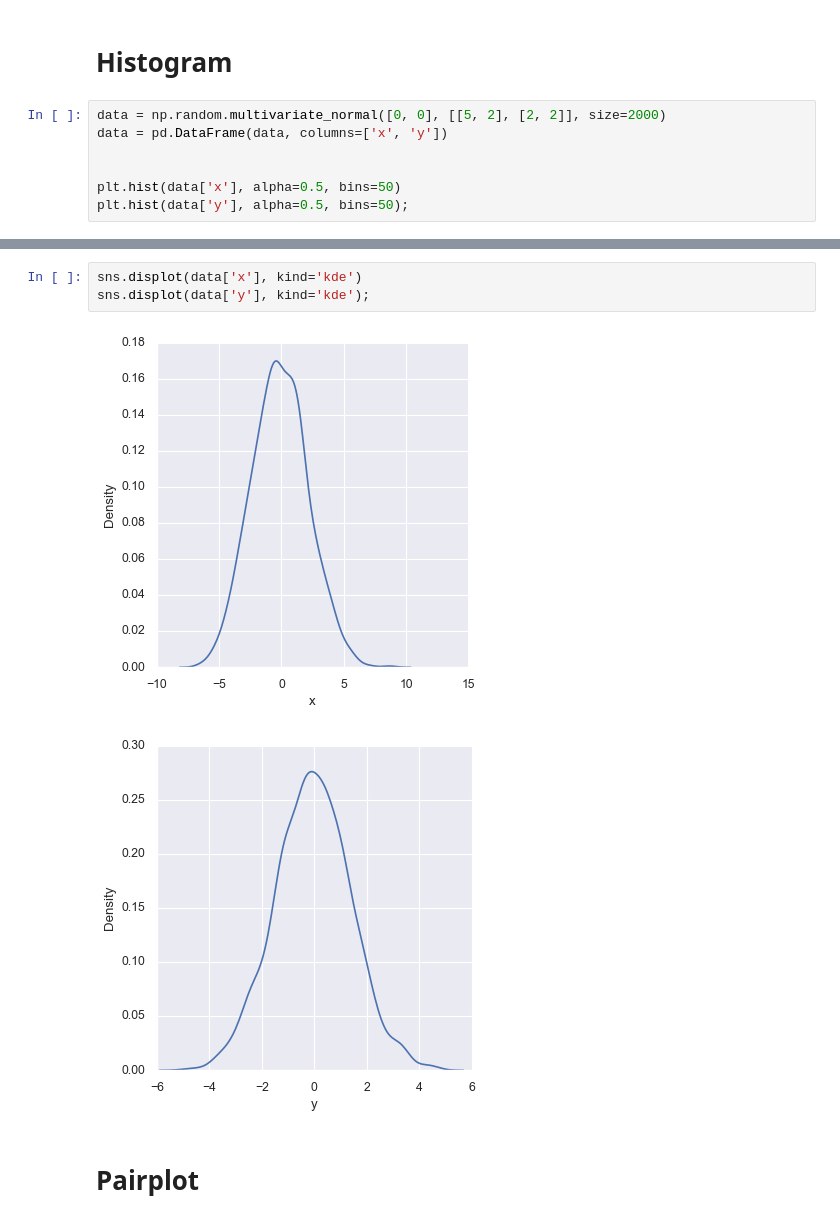
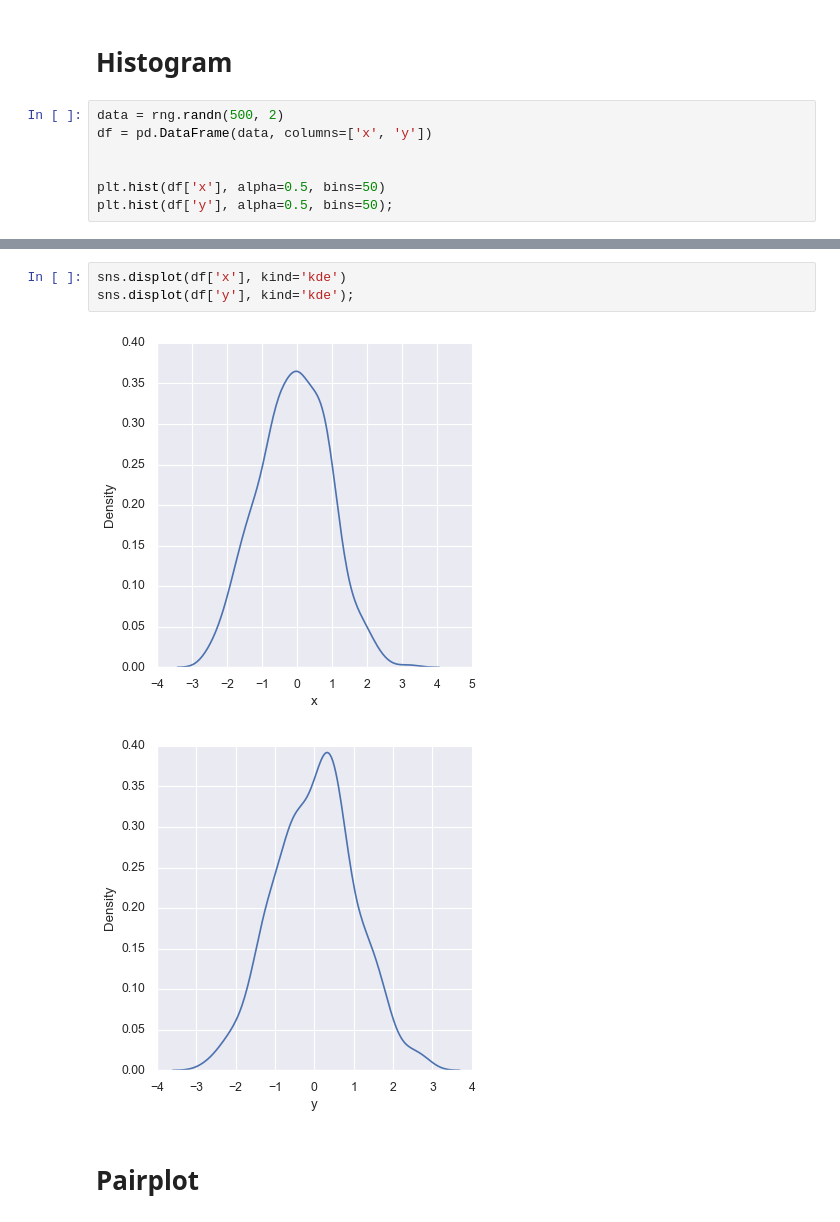
Before and after one commit to GetKnowledgePlatform/machine-learning-basic, a Jupyter notebook: 004_visualization/004-visual.ipynb, the cells around one changed output, grey strips where cells are left out. Cells and saved outputs as stored; diff of their text form.

```diff
--- a/004_visualization/004-visual.ipynb
+++ b/004_visualization/004-visual.ipynb
@@ -37,10 +40,10 @@ plt.legend('ABCDEF', ncol=2, loc='upper left');
 # %% [markdown]
 # Histogram
 # %%
-data = np.random.multivariate_normal([0, 0], [[5, 2], [2, 2]], size=2000)
-data = pd.DataFrame(data, columns=['x', 'y'])
+data = rng.randn(500, 2)
+df = pd.DataFrame(data, columns=['x', 'y'])
 
 
-plt.hist(data['x'], alpha=0.5, bins=50)
-plt.hist(data['y'], alpha=0.5, bins=50);
+plt.hist(df['x'], alpha=0.5, bins=50)
+plt.hist(df['y'], alpha=0.5, bins=50);
 # %% [output]
@@ -48,9 +51,9 @@ plt.hist(data['y'], alpha=0.5, bins=50);
 # %%
-sns.displot(data['x'], kind='kde')
-sns.displot(data['y'], kind='kde');
+sns.displot(df['x'], kind='kde')
+sns.displot(df['y'], kind='kde');
 # %% [output]
-[figure, old version]
+[figure, new version]
-[figure, old version]
+[figure, new version]
 # %% [markdown]
 # Pairplot
 # %%
```
Also changed, not shown: parts of 4 cells of this notebook.
